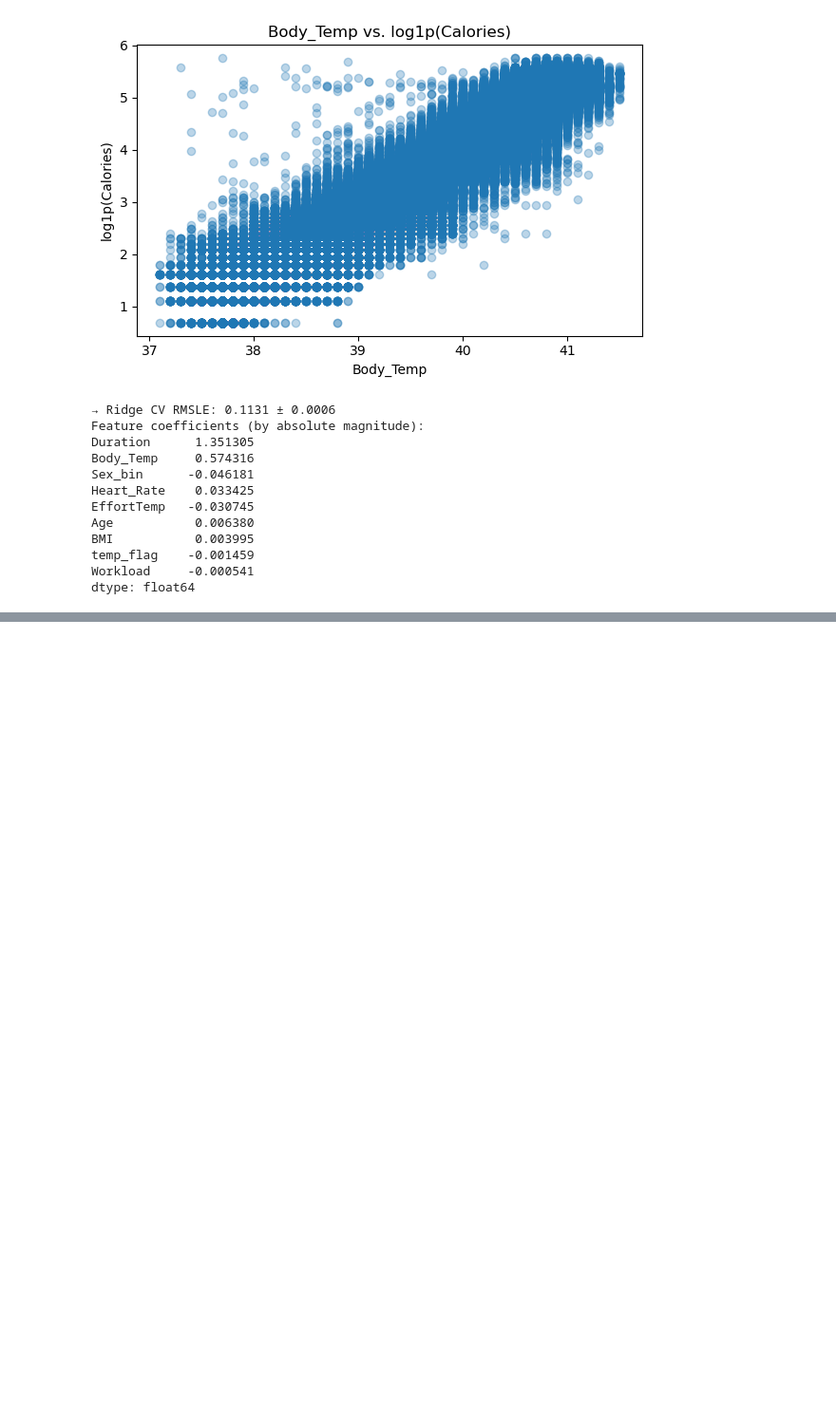
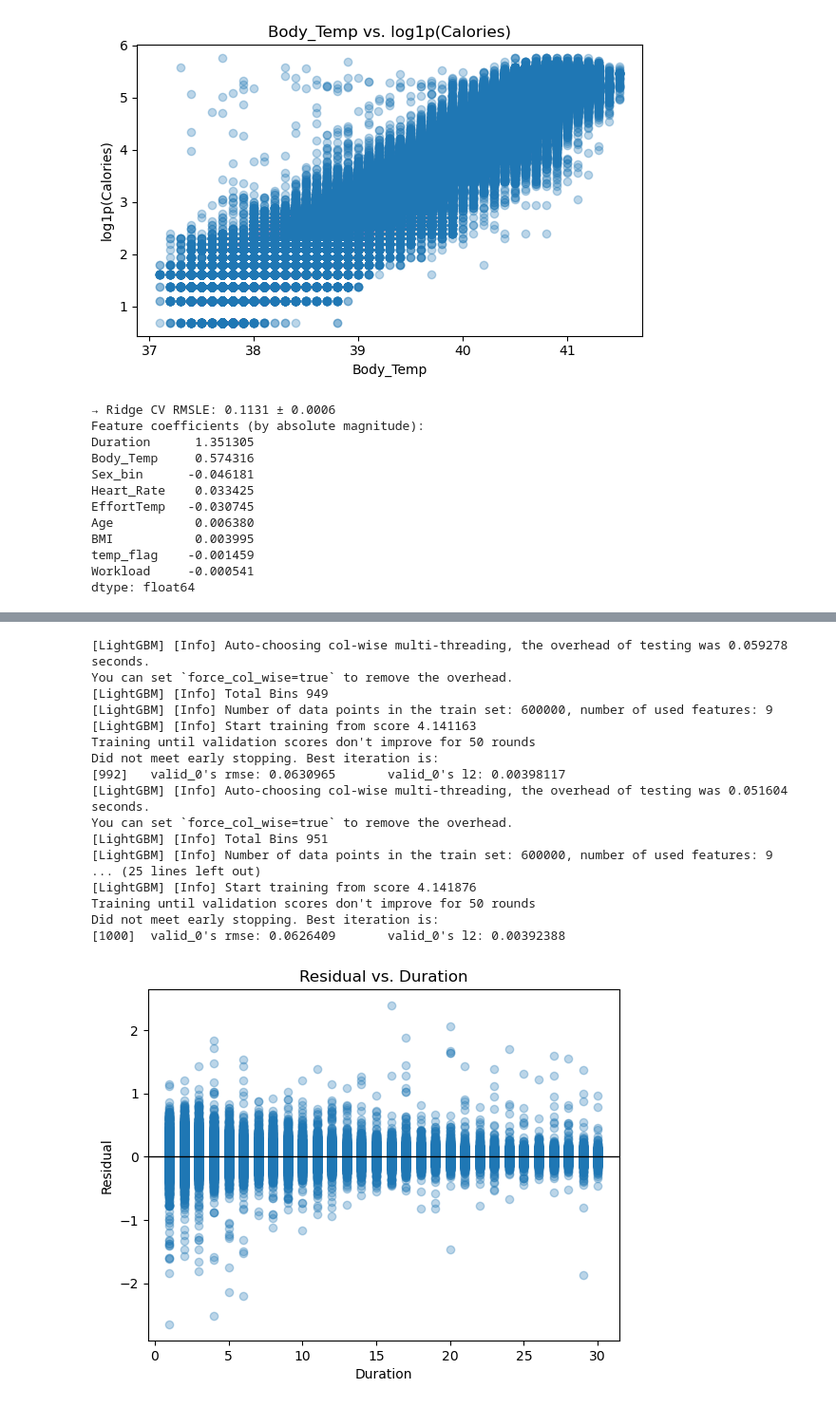
Before and after one commit to CannedOrgi/CalorieExpenditure_Model, a Jupyter notebook: cal.ipynb, the cells around one changed output, grey strips where cells are left out. Shown at 95% size. Cells and saved outputs as stored; diff of their text form; code cells hidden in the pictures; blank space fills up the shorter version.

```diff
--- a/cal.ipynb
+++ b/cal.ipynb
@@ -316,0 +313,30 @@ plt.show()
+# %%
+oof_preds = np.zeros_like(y)
+for tr, va in kf.split(X):
+    model.fit(X.iloc[tr], y.iloc[tr], eval_set=[(X.iloc[va], y.iloc[va])], eval_metric='rmse', callbacks=[lgb.early_stopping(stopping_rounds=50), lgb.log_evaluation(period=0)])
+    oof_preds[va] = model.predict(X.iloc[va])
+
+resids = oof_preds-y
+plt.scatter(X['Duration'], resids, alpha = 0.3)
+plt.axhline(0, color='black', lw=1)
+plt.xlabel('Duration'); plt.ylabel('Residual')
+plt.title('Residual vs. Duration'); plt.show()
+# %% [output]
+[LightGBM] [Info] Auto-choosing col-wise multi-threading, the overhead of testing was 0.059278 seconds.
+You can set `force_col_wise=true` to remove the overhead.
+[LightGBM] [Info] Total Bins 949
+[LightGBM] [Info] Number of data points in the train set: 600000, number of used features: 9
+[LightGBM] [Info] Start training from score 4.141163
+Training until validation scores don't improve for 50 rounds
+Did not meet early stopping. Best iteration is:
+[992]   valid_0's rmse: 0.0630965       valid_0's l2: 0.00398117
+[LightGBM] [Info] Auto-choosing col-wise multi-threading, the overhead of testing was 0.051604 seconds.
+You can set `force_col_wise=true` to remove the overhead.
+[LightGBM] [Info] Total Bins 951
+[LightGBM] [Info] Number of data points in the train set: 600000, number of used features: 9
+... (25 lines left out)
+[LightGBM] [Info] Start training from score 4.141876
+Training until validation scores don't improve for 50 rounds
+Did not meet early stopping. Best iteration is:
+[1000]  valid_0's rmse: 0.0626409       valid_0's l2: 0.00392388
+[figure, added]
```
Also changed, not shown: parts of 5 cells of this notebook.
